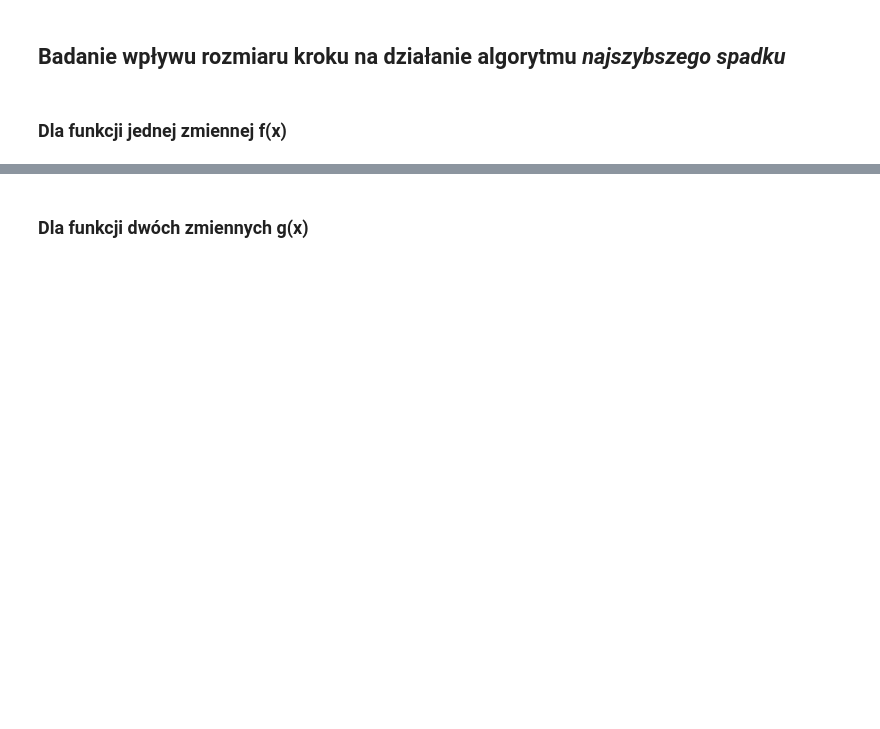
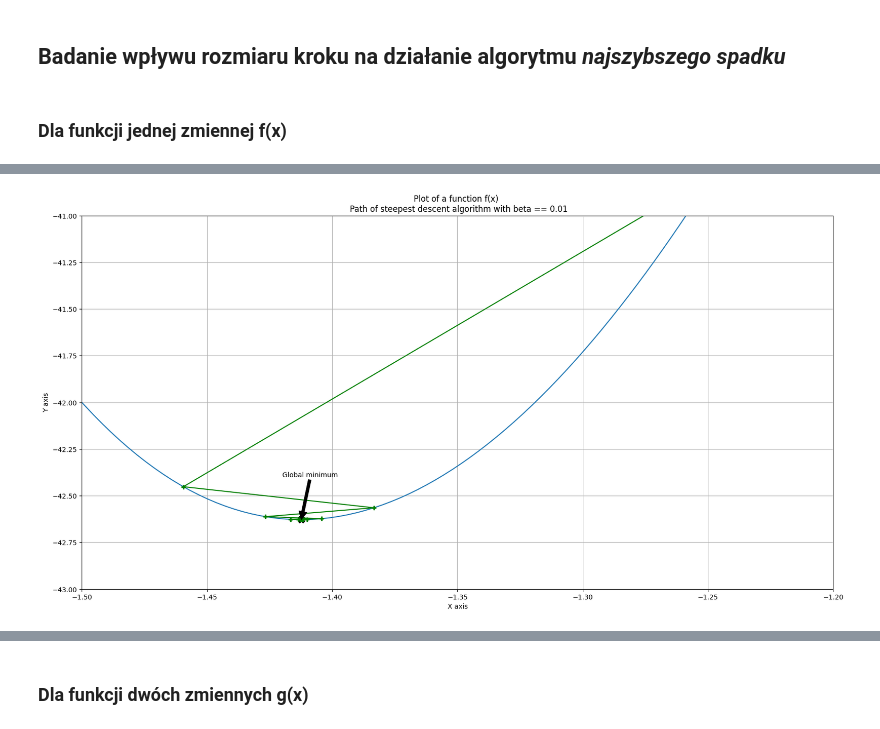
Before and after one commit to goshakowska/AI_steepest_decent, a Jupyter notebook: WSI_LAB1.ipynb, the cells around one changed output, grey strips where cells are left out. Drawn from its saved outputs; the diff is of its cells as text; code cells hidden in the pictures; blank space fills up the shorter version.

```diff
--- a/WSI_LAB1.ipynb
+++ b/WSI_LAB1.ipynb
@@ -295,0 +311,22 @@ plt.show()
+# %%
+fig, ax = plt.subplots()
+
+ax.plot(x_values, y_values)
+
+ax.set(xlabel='X axis', ylabel='Y axis',
+       title='Plot of a function f(x) \n Path of steepest descent algorithm with beta == 0.01')
+ax.grid()
+
+plt.xlim([-1.5, -1.2])
+plt.ylim([-43, -41])
+
+
+path_to_minimum_4 = ax.plot(analysed_graph_points_2d_4, [f_function(x) for x in analysed_graph_points_2d_4],  marker="P",  c="green")
+marked_minimum_4 = ax.scatter(x_minimum_2d_4, f_function(x_minimum_2d_4), marker="X", c="black", label="Global minimum", s=100)
+ax = plt.annotate('Global minimum', xy =(x_minimum_2d_4, f_function(x_minimum_2d_4)), xytext =(-1.42, -42.40), arrowprops = dict(facecolor ='black'))
+
+
+
+plt.show()
+# %% [output]
+[figure, added]
```
Also changed, not shown: parts of 9 cells of this notebook.
